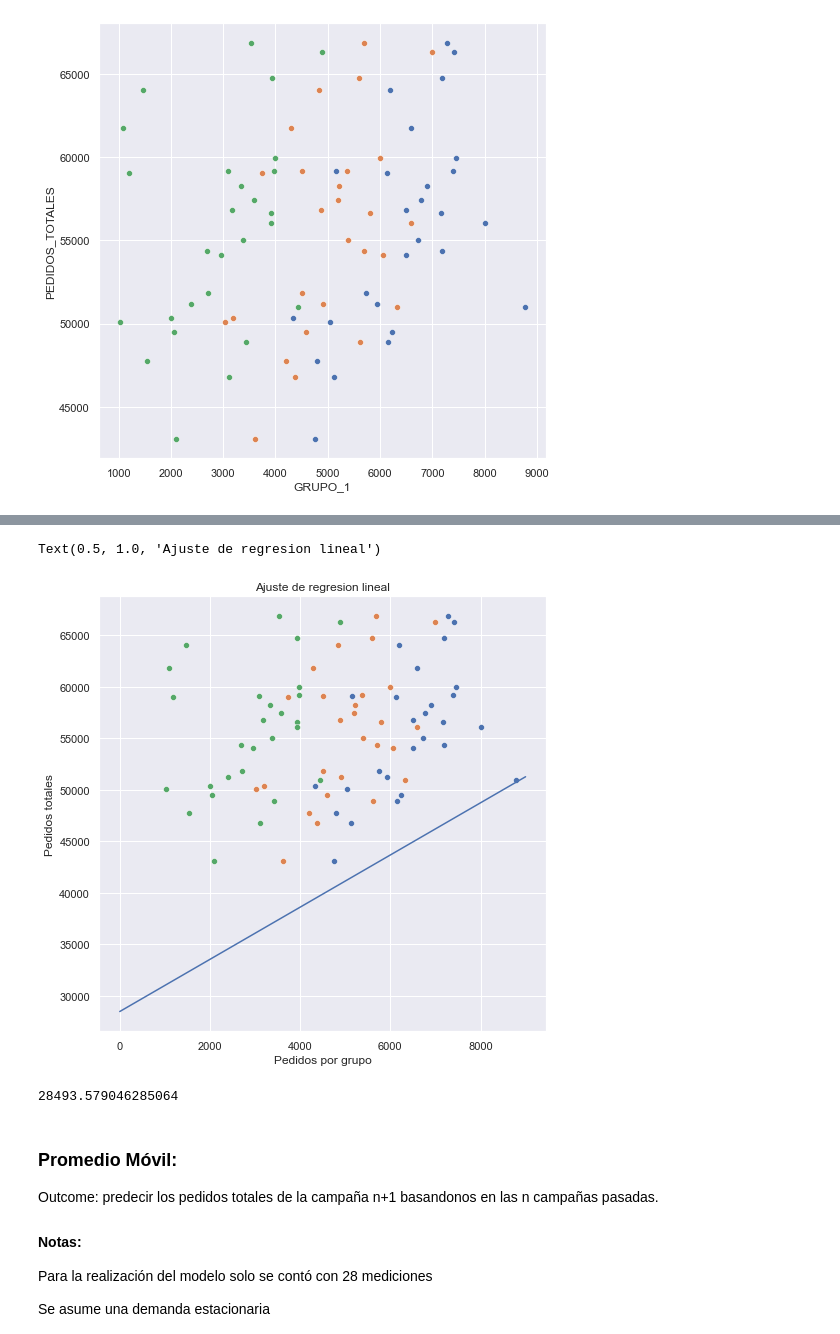
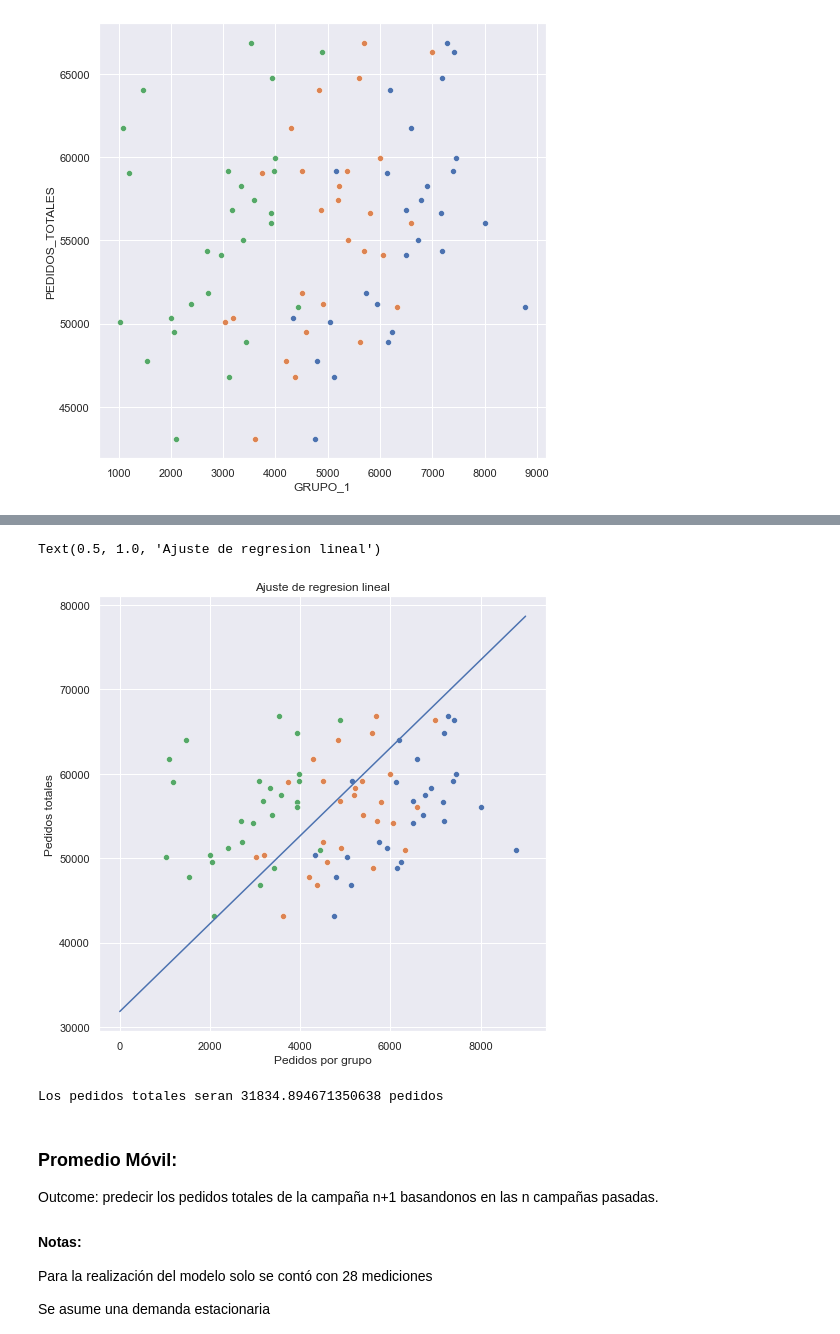
Before and after one commit to ignacio1511/Azzorti-Challenge, a Jupyter notebook: pregunta3.ipynb, the cells around one changed output, grey strips where cells are left out. Cells and saved outputs as stored; diff of their text form; code cells hidden in the pictures.

```diff
--- a/pregunta3.ipynb
+++ b/pregunta3.ipynb
@@ -228,25 +228,25 @@ ecuacion.to_csv('coeficientes.csv')
 # %%
 for i in range(1,4):
     sns.scatterplot(data=df, x = f'GRUPO_{i}', y = 'PEDIDOS_TOTALES')
 
 x_value = [x for x in range(0,9000)]
-y_value = [lin.intercept_ + x * coef[0] + coef[1] * 2 *x + coef[2] * 3 *x for x in x_value]
+y_value = [x * coef[0] + coef[1] * 2 *x + coef[2] * 3 *x for x in x_value] + lin.intercept_
 sns.lineplot(x_value,y_value)
 plt.xlabel('Pedidos por grupo')
 plt.ylabel('Pedidos totales')
 plt.title('Ajuste de regresion lineal')
 # %% [output]
 Text(0.5, 1.0, 'Ajuste de regresion lineal')
-[figure, old version]
+[figure, new version]
 # %%
 g1 = int(input("Ingrese las ventas del Grupo 1: "))
 g2 = int(input("Ingrese las ventas del Grupo 2: "))
 g3 = int(input("Ingrese las ventas del Grupo 3: "))
 
 ecuacion = coef[0]*g1 + coef[1]*g2 + coef[2]*g3 + lin.intercept_
-print(ecuacion)
+print("Los pedidos totales seran", ecuacion , "pedidos")
 # %% [output]
-28493.579046285064
+Los pedidos totales seran 31834.894671350638 pedidos
 # %% [markdown]
 ### Promedio Móvil:
 
```
Also changed, not shown: parts of 8 cells of this notebook.
